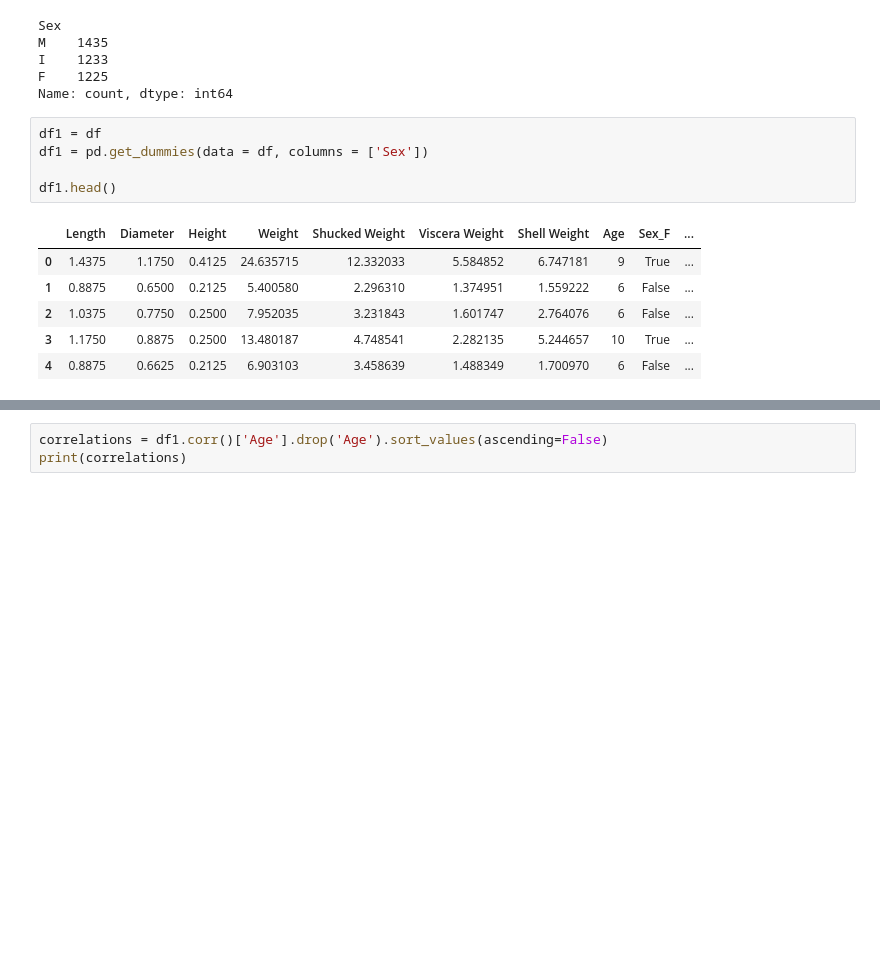
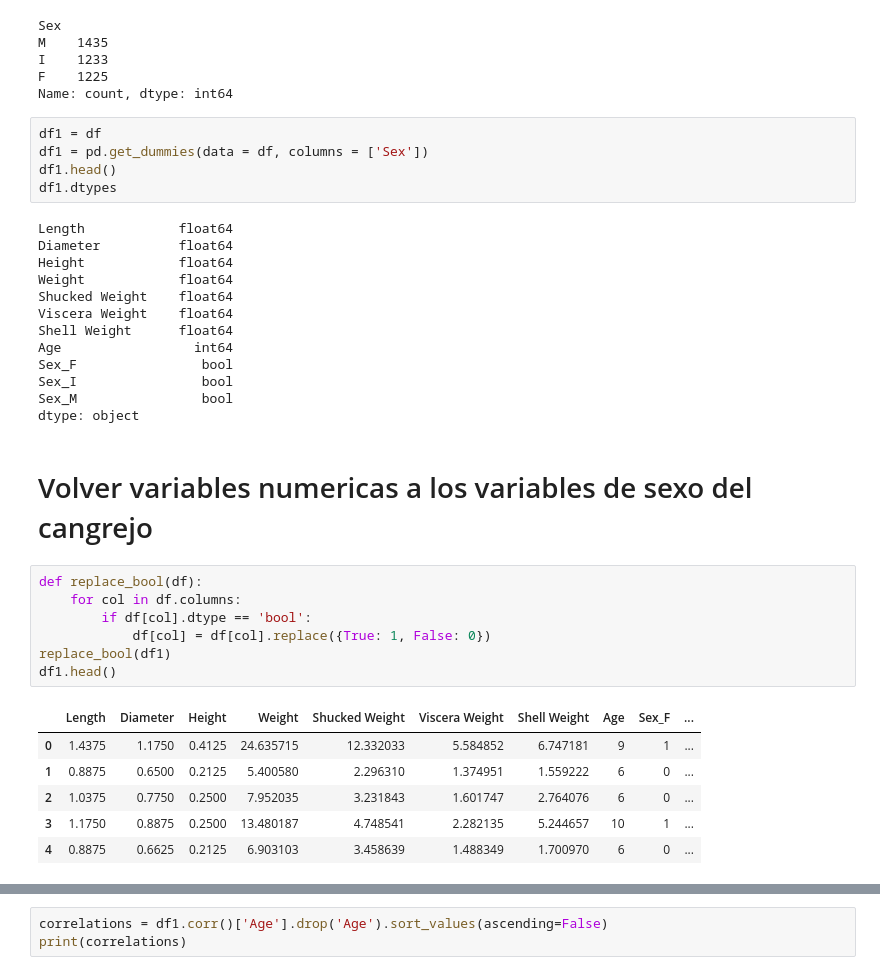
Before and after one commit to Abimael-Lib/Crab-Age-prediction, a Jupyter notebook: eda.ipynb, the cells around one changed output, grey strips where cells are left out. Drawn from its saved outputs; the diff is of its cells as text; blank space fills up the shorter version.

```diff
--- a/eda.ipynb
+++ b/eda.ipynb
@@ -62,15 +69,37 @@ Name: count, dtype: int64
 # %%
 df1 = df
 df1 = pd.get_dummies(data = df, columns = ['Sex'])
-
 df1.head()
+df1.dtypes
 # %% [output]
-|  | Length | Diameter | Height | Weight | Shucked Weight | Viscera Weight | Shell Weight | Age | Sex_F | ... |
-| 0 | 1.4375 | 1.1750 | 0.4125 | 24.635715 | 12.332033 | 5.584852 | 6.747181 | 9 | True | ... |
-| 1 | 0.8875 | 0.6500 | 0.2125 | 5.400580 | 2.296310 | 1.374951 | 1.559222 | 6 | False | ... |
-| 2 | 1.0375 | 0.7750 | 0.2500 | 7.952035 | 3.231843 | 1.601747 | 2.764076 | 6 | False | ... |
-| 3 | 1.1750 | 0.8875 | 0.2500 | 13.480187 | 4.748541 | 2.282135 | 5.244657 | 10 | True | ... |
-| 4 | 0.8875 | 0.6625 | 0.2125 | 6.903103 | 3.458639 | 1.488349 | 1.700970 | 6 | False | ... |
+Length            float64
+Diameter          float64
+Height            float64
+Weight            float64
+Shucked Weight    float64
+Viscera Weight    float64
+Shell Weight      float64
+Age                 int64
+Sex_F                bool
+Sex_I                bool
+Sex_M                bool
+dtype: object
+# %% [markdown]
+# Volver variables numericas a los variables de sexo del cangrejo
+# %%
+def replace_bool(df):
+    for col in df.columns:
+        if df[col].dtype == 'bool':
+            df[col] = df[col].replace({True: 1, False: 0})
+replace_bool(df1)
+df1.head()
+# %% [output]
+|  | Length | Diameter | Height | Weight | Shucked Weight | Viscera Weight | Shell Weight | Age | Sex_F | ... |
+| 0 | 1.4375 | 1.1750 | 0.4125 | 24.635715 | 12.332033 | 5.584852 | 6.747181 | 9 | 1 | ... |
+| 1 | 0.8875 | 0.6500 | 0.2125 | 5.400580 | 2.296310 | 1.374951 | 1.559222 | 6 | 0 | ... |
+| 2 | 1.0375 | 0.7750 | 0.2500 | 7.952035 | 3.231843 | 1.601747 | 2.764076 | 6 | 0 | ... |
+| 3 | 1.1750 | 0.8875 | 0.2500 | 13.480187 | 4.748541 | 2.282135 | 5.244657 | 10 | 1 | ... |
+| 4 | 0.8875 | 0.6625 | 0.2125 | 6.903103 | 3.458639 | 1.488349 | 1.700970 | 6 | 0 | ... |
 # %%
 df1.info()
 # %% [output]
```
Also changed, not shown: parts of 20 cells of this notebook.
